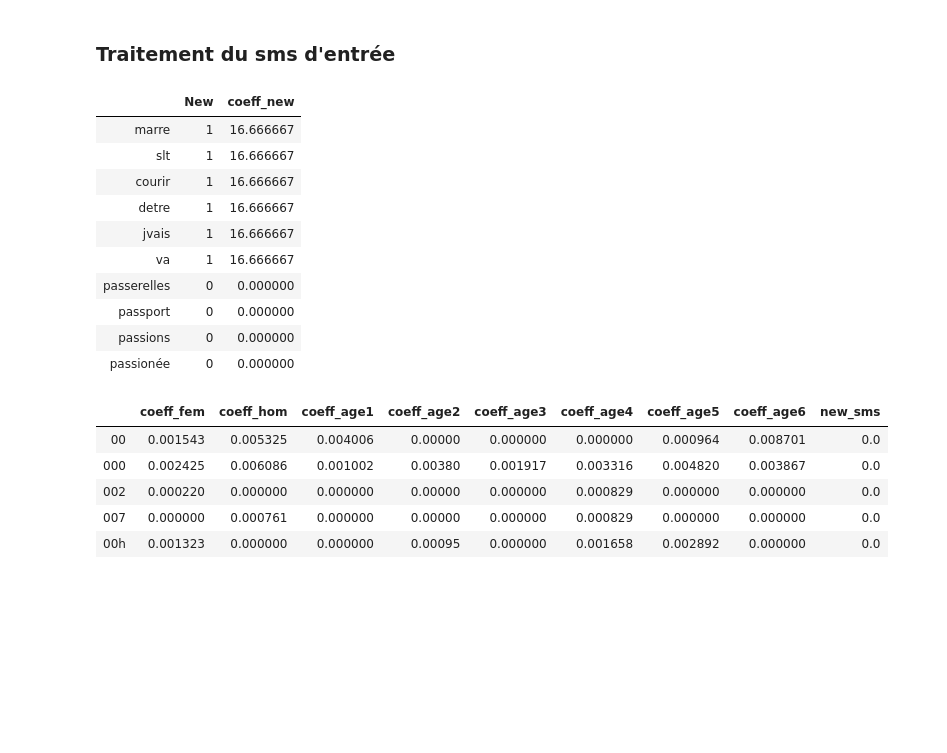
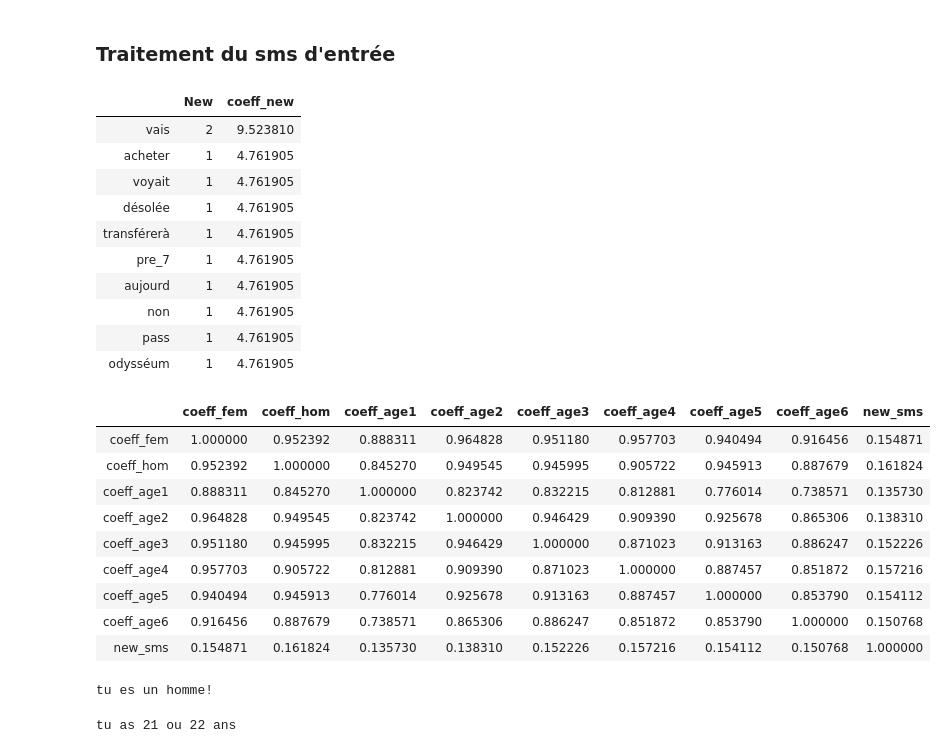
Before and after one commit to ivenwicht2/NLP---MIASH, a Jupyter notebook: Importation_tokenization_comptage.ipynb, the cells around one changed output. Saved outputs shown, nothing was run; the diff lists cells and outputs as text; code cells hidden in the pictures; blank space fills up the shorter version.

```diff
--- a/Importation_tokenization_comptage.ipynb
+++ b/Importation_tokenization_comptage.ipynb
@@ -52,7 +52,7 @@ plt.show()
 # %% [output]
 <Figure size 640x480 with 1 Axes>
 # %%
-bins= [0,17,19,21,23,25,100] # Interval d'ages
+bins= [0,16.5,18.5,20.5,22.5,24.5,100] # Interval d'ages
 labels = [1,2,3,4,5,6] # Catégorie
 df["Agegroup"]=pd.cut(df['AGE'], bins=bins, labels=labels, right=False) # On crée une nouvelle colonnes avec les catégories
 # %%
@@ -213,3 +211,5 @@ sms=["slt sa va? marre detre confiné jvais courir a+"]
+# %%
+sms=["Odysséum ? Non mais j'ai pas le temps désolée :S j'vais le transférerà <PRE_7> mais moi je vais en ville acheter le pass et j'avais dis à ma pote depuis un moment qu'on se voyait aujourd'hui A ce soir, bisou <PRE_1>."]
 # %%
 sms_word =  vect.transform(sms) # tokenisation du nouvel sms
 nb_sms_word = sms_word.sum(axis = 0) # On compte pour chaque mots son nombre utilisation
@@ -221,28 +221,71 @@ df_sms["coeff_new"] = df_sms["New"] / tot['New'] * 100
 df_sms.sort_values("coeff_new",ascending = False).head(10)
 # %% [output]
 |  | New | coeff_new |
-| marre | 1 | 16.666667 |
-| slt | 1 | 16.666667 |
-| courir | 1 | 16.666667 |
-| detre | 1 | 16.666667 |
-| jvais | 1 | 16.666667 |
-| va | 1 | 16.666667 |
-| passerelles | 0 | 0.000000 |
-| passport | 0 | 0.000000 |
-| passions | 0 | 0.000000 |
-| passionée | 0 | 0.000000 |
+| vais | 2 | 9.523810 |
+| acheter | 1 | 4.761905 |
+| voyait | 1 | 4.761905 |
+| désolée | 1 | 4.761905 |
+| transférerà | 1 | 4.761905 |
+| pre_7 | 1 | 4.761905 |
+| aujourd | 1 | 4.761905 |
+| non | 1 | 4.761905 |
+| pass | 1 | 4.761905 |
+| odysséum | 1 | 4.761905 |
 # %%
 final=total_word.iloc[:,8:]
 final['new_sms']=df_sms["coeff_new"]
 #final['index'] = final.index
 final.head()
+
+final.corr()
 # %% [output]
 |  | coeff_fem | coeff_hom | coeff_age1 | coeff_age2 | coeff_age3 | coeff_age4 | coeff_age5 | coeff_age6 | new_sms |
-| 00 | 0.001543 | 0.005325 | 0.004006 | 0.00000 | 0.000000 | 0.000000 | 0.000964 | 0.008701 | 0.0 |
-| 000 | 0.002425 | 0.006086 | 0.001002 | 0.00380 | 0.001917 | 0.003316 | 0.004820 | 0.003867 | 0.0 |
-| 002 | 0.000220 | 0.000000 | 0.000000 | 0.00000 | 0.000000 | 0.000829 | 0.000000 | 0.000000 | 0.0 |
-| 007 | 0.000000 | 0.000761 | 0.000000 | 0.00000 | 0.000000 | 0.000829 | 0.000000 | 0.000000 | 0.0 |
-| 00h | 0.001323 | 0.000000 | 0.000000 | 0.00095 | 0.000000 | 0.001658 | 0.002892 | 0.000000 | 0.0 |
+| coeff_fem | 1.000000 | 0.952392 | 0.888311 | 0.964828 | 0.951180 | 0.957703 | 0.940494 | 0.916456 | 0.154871 |
+| coeff_hom | 0.952392 | 1.000000 | 0.845270 | 0.949545 | 0.945995 | 0.905722 | 0.945913 | 0.887679 | 0.161824 |
+| coeff_age1 | 0.888311 | 0.845270 | 1.000000 | 0.823742 | 0.832215 | 0.812881 | 0.776014 | 0.738571 | 0.135730 |
+| coeff_age2 | 0.964828 | 0.949545 | 0.823742 | 1.000000 | 0.946429 | 0.909390 | 0.925678 | 0.865306 | 0.138310 |
+| coeff_age3 | 0.951180 | 0.945995 | 0.832215 | 0.946429 | 1.000000 | 0.871023 | 0.913163 | 0.886247 | 0.152226 |
+| coeff_age4 | 0.957703 | 0.905722 | 0.812881 | 0.909390 | 0.871023 | 1.000000 | 0.887457 | 0.851872 | 0.157216 |
+| coeff_age5 | 0.940494 | 0.945913 | 0.776014 | 0.925678 | 0.913163 | 0.887457 | 1.000000 | 0.853790 | 0.154112 |
+| coeff_age6 | 0.916456 | 0.887679 | 0.738571 | 0.865306 | 0.886247 | 0.851872 | 0.853790 | 1.000000 | 0.150768 |
+| new_sms | 0.154871 | 0.161824 | 0.135730 | 0.138310 | 0.152226 | 0.157216 | 0.154112 | 0.150768 | 1.000000 |
+# %%
+import numpy as np
+import scipy.stats
+
+corrF=scipy.stats.pearsonr(final['new_sms'], final['coeff_fem'])    # corr avec sms des femmes
+corrH=scipy.stats.pearsonr(final['new_sms'], final['coeff_hom'])    # corr avec sms des hommes
+
+max_sexe=max(corrF[0],corrH[0])
+if corrF[0]==max_sexe:
+    print("tu es une femme!")
+else:
+  print("tu es un homme!")
+# %% [output]
+tu es un homme!
+# %%
+corr_age1=scipy.stats.pearsonr(final['new_sms'], final['coeff_age1'])    # corr avec sms age1
+corr_age2=scipy.stats.pearsonr(final['new_sms'], final['coeff_age2'])    # corr avec sms age2
+corr_age3=scipy.stats.pearsonr(final['new_sms'], final['coeff_age3'])    # corr avec sms age3
+corr_age4=scipy.stats.pearsonr(final['new_sms'], final['coeff_age4'])    # corr avec sms age4
+corr_age5=scipy.stats.pearsonr(final['new_sms'], final['coeff_age5'])    # corr avec sms age5
+corr_age6=scipy.stats.pearsonr(final['new_sms'], final['coeff_age6'])    # corr avec sms age6
+
+max_age=max(corr_age1[0],corr_age2[0],corr_age3[0],corr_age4[0],corr_age5[0],corr_age6[0])
+if corr_age1[0]==max_age:
+    print("tu as moins de 17 ans")
+elif corr_age2[0]==max_age:
+  print("tu as 17 ou 18 ans")
+elif corr_age3[0]==max_age:
+  print("tu as 19 ou 20 ans")
+elif corr_age4[0]==max_age:
+  print("tu as 21 ou 22 ans")
+elif corr_age5[0]==max_age:
+  print("tu as 23 ou 24 ans")
+else:
+  print("tu es vieux :O ^^")
+# %% [output]
+tu as 21 ou 22 ans
 # %%
 final['diff_F']=final['new_sms']-final['coeff_fem']
 final['diff_H']=final['new_sms']-final['coeff_hom']
```
Also changed, not shown: parts of 3 cells of this notebook.
